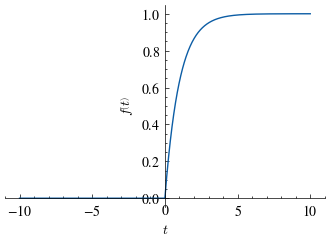
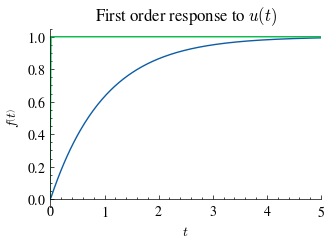
The notebook cell's code change between the first figure and the second:
--- before
+++ after
@@ -1,2 +1 @@
-sp.plot(C_t)
-plt.show()
+sp.plot(C_t,sp.Heaviside(t),title="First order response to $u(t)$",xlim=[0,5])

Commit: Chore: update firstorder system simulation with an input test signal of ramp